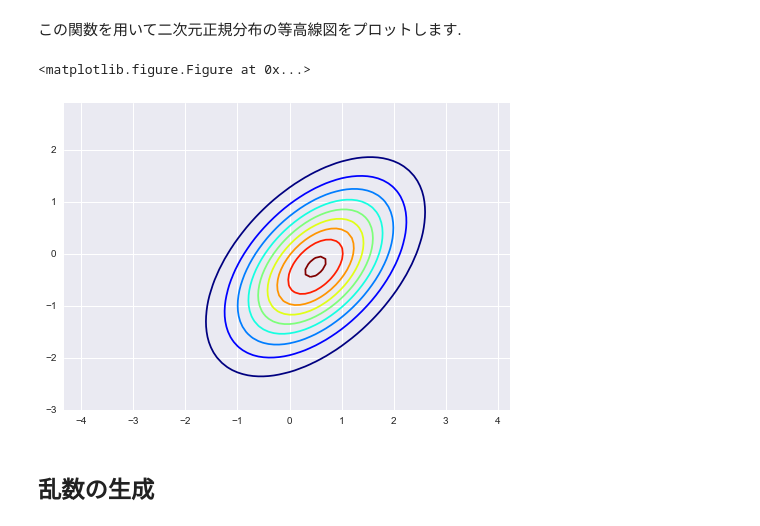
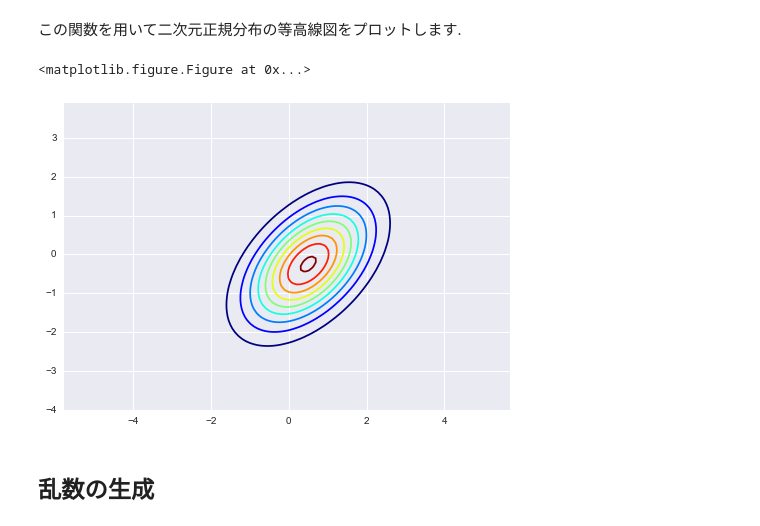
Before and after one commit to taku-y/soleil, a Jupyter notebook: notebook/20160821/excercise3.ipynb, the cells around one changed output. Drawn from its saved outputs; the diff is of its cells as text; code cells hidden in the pictures.

```diff
--- a/notebook/20160821/excercise3.ipynb
+++ b/notebook/20160821/excercise3.ipynb
@@ -80,6 +80,6 @@ def uvn_pdf(x, mu=0, sigma=1):
 # %% [markdown]
 プロットします.
 # %%
-# x = np.arange(-5, 5, 0.1)
-# p = uvn_pdf(x, mu=0, sigma=1)
-# plt.plot(x, p)
+x = np.arange(-5, 5, 0.1)
+p = uvn_pdf(x, mu=0, sigma=1)
+plt.plot(x, p)
@@ -116,11 +121,11 @@ E[((ax+b)-E[(ax+b)])^{2}] &=& a^{2}
 一次変換に伴う上記の定理と期待値計算を用いると, 平均$\mu$と分散$\sigma^{2}$を持つ正規分布に従う乱数は, 標準正規分布に従う乱数を$x$として$\sigma x+\mu$と表されることが分かります.
 # %%
 def uvn_sample(n_samples, rng, mu=0, sigma=1):
-#     xs = rng.randn(n_samples)
-#     return sigma * xs + mu
+    xs = rng.randn(n_samples)
+    return sigma * xs + mu
 
 rng = np.random.RandomState(0)
-# xs = uvn_sample(n_samples=1000, rng=rng, mu=2, sigma=3)
+xs = uvn_sample(n_samples=1000, rng=rng, mu=2, sigma=3)
 
 sns.distplot(xs)
 # %% [output]
@@ -181,44 +188,47 @@ def mvn_pdf(xs, mu, sigma):
     assert(sigma.shape == (n, n))
 
     # np.linalg.inv()で逆行列を計算できます.
-    #sigma_inv = np.linalg.inv(sigma)
+    sigma_inv = np.linalg.inv(sigma)
 
     # np.linalg.det()で行列式の値を計算できます.
-    #z = np.sqrt(((2 * np.pi)**n) * np.linalg.det(sigma))
+    z = np.sqrt(((2 * np.pi)**n) * np.linalg.det(sigma))
 
     # ブロードキャストが適用されます.
-    #d = (xs - mu)
+    d = (xs - mu)
 
     # expの中で, (x-mu)'M(x-mu)をxsのサンプル点ごとに計算することに注意します.
-    #zs = 1 / z * np.exp(-0.5 * np.sum(d.dot(sigma_inv) * d, axis=1))
+    zs = 1 / z * np.exp(-0.5 * np.sum(d.dot(sigma_inv) * d, axis=1))
 
     return zs
 # %% [markdown]
 この関数を用いて二次元正規分布の等高線図をプロットします.
 # %%
-# メッシュの作成
-x_ = np.arange(-3, 3, 0.1)
-y_ = np.arange(-3, 3, 0.1)
-x, y = np.meshgrid(x_, y_)
+def plot_mvn_pdf(mu, sigma):
+    # メッシュの作成
+    x_ = np.arange(-4, 4, 0.1)
+    y_ = np.arange(-4, 4, 0.1)
+    x, y = np.meshgrid(x_, y_)
 
-# xとyをまとめて二次元ベクトル集合に変換します.
-xs = np.vstack((x.ravel(), y.ravel())).T
+    # xとyをまとめて二次元ベクトル集合に変換します.
+    xs = np.vstack((x.ravel(), y.ravel())).T
+
+    zs = mvn_pdf(xs, mu, sigma)
+
+    # 元のx（またはy）のサイズと合うようにメッシュ状に変換します.
+    z = zs.reshape(x.shape)
+
+    plt.jet() # jetカラーマップ
+    fig = plt.figure()
+    ax1 = fig.add_subplot(111)
+    ax1.contour(x, y, z, 10) # 最後の数値は等高線の数です.
+    ax1.set_aspect('equal', 'datalim')
 
 mu = np.array([0.5, -0.25])
 sigma = np.array([[1.0, 0.5], [0.5, 1.0]])
-zs = mvn_pdf(xs, mu, sigma)
-
-# 元のx（またはy）のサイズと合うようにメッシュ状に変換します.
-z = zs.reshape(x.shape)
-
-plt.jet() # jetカラーマップ
-fig = plt.figure()
-ax1 = fig.add_subplot(111)
-ax1.contour(x, y, z, 10) # 最後の数値は等高線の数です.
-ax1.set_aspect('equal', 'datalim')
+plot_mvn_pdf(mu, sigma)
 # %% [output]
 <matplotlib.figure.Figure at 0x...>
-[figure, old version]
+[figure, new version]
 # %% [markdown]
 ## 乱数の生成
 # %% [markdown]
```
Also changed, not shown: parts of 18 cells of this notebook.
